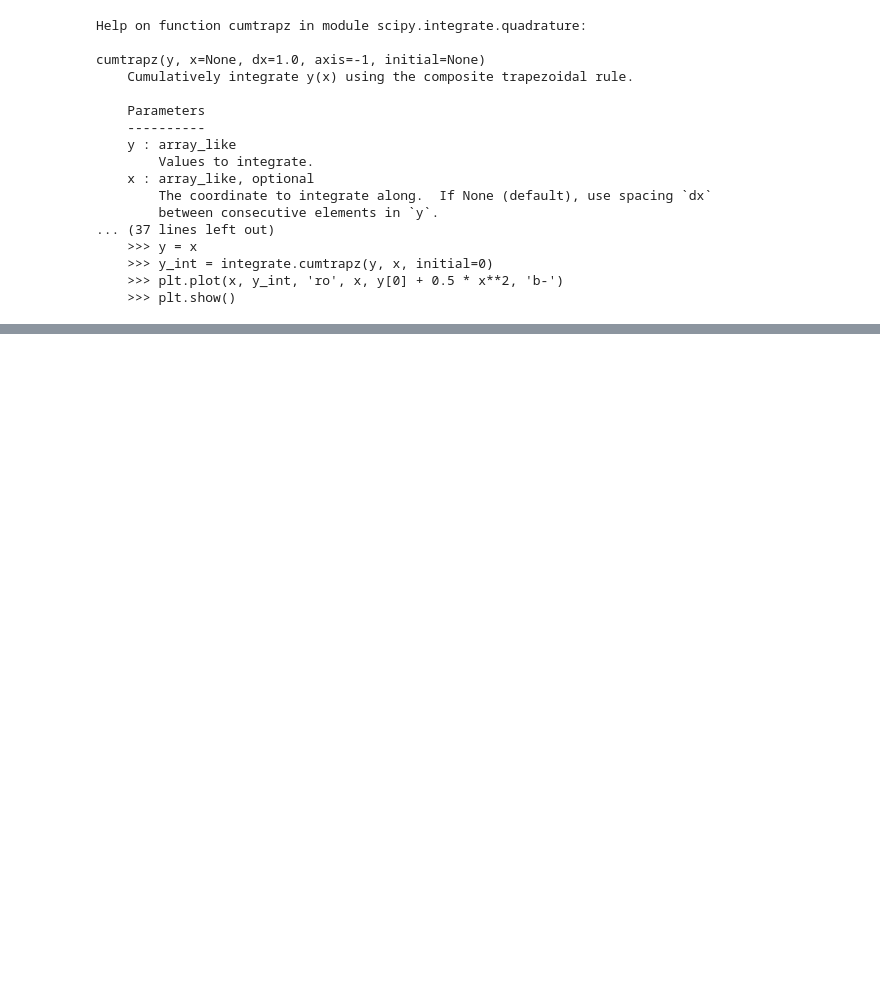
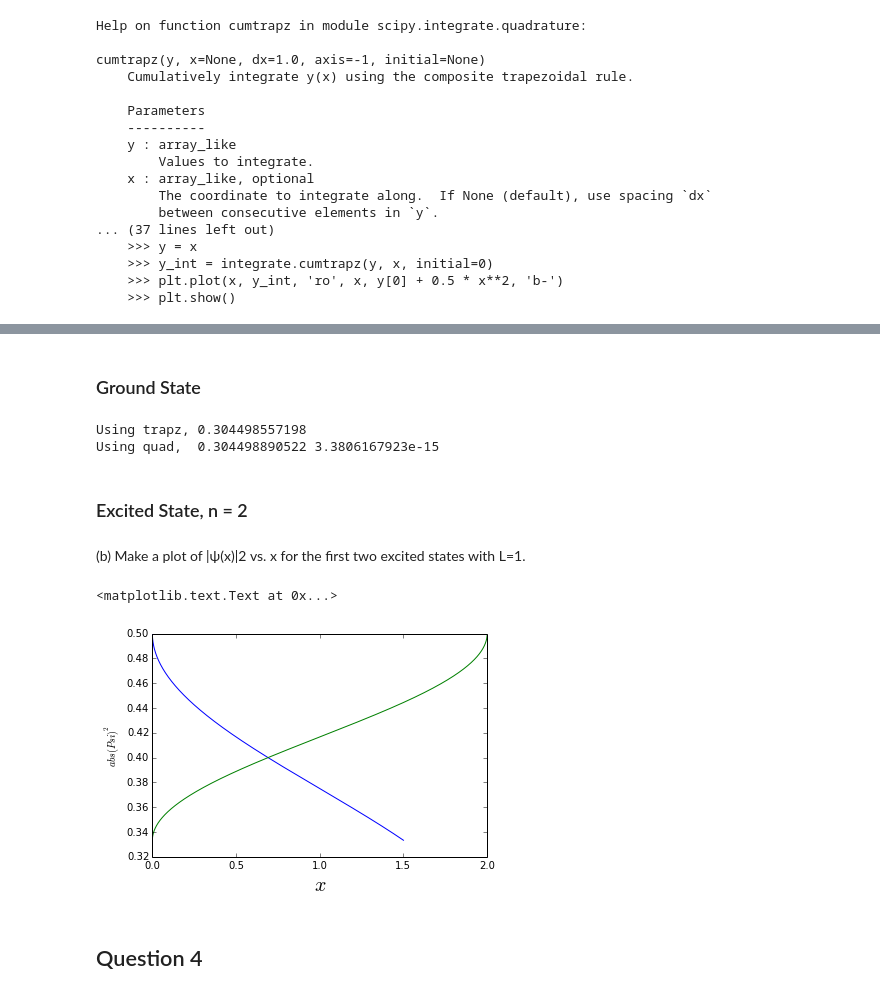
Before and after one commit to sfunkhou/PHYS202-S14, a Jupyter notebook: SciPy/IntegrationExercises.ipynb, the cells around one changed output, grey strips where cells are left out. Drawn from its saved outputs; the diff is of its cells as text; code cells hidden in the pictures; blank space fills up the shorter version.

```diff
--- a/SciPy/IntegrationExercises.ipynb
+++ b/SciPy/IntegrationExercises.ipynb
@@ -119,0 +152,47 @@ IndexError: list assignment index out of range
+# %% [markdown]
+### Ground State
+# %%
+#Ground state:
+x = np.arange(1./3.,1./2.,.0000005)
+psi = np.sqrt(2)*sin(np.pi*x)
+
+#limits = 1/3, 1/2, since setting L = 1
+
+psi2 = np.abs(psi)**2
+
+result1 = integrate.trapz(psi2,x)
+
+fun = lambda x1 : 2*np.abs(sin(np.pi*x1))**2
+
+result2, error = integrate.quad(fun,1./3.,1./2.)
+
+print "Using trapz,", result1
+print "Using quad, ", result2, error
+# %% [output]
+Using trapz, 0.304498557198
+Using quad,  0.304498890522 3.3806167923e-15
+# %% [markdown]
+### Excited State, n = 2
+# %% [markdown]
+(b) Make a plot of |ψ(x)|2 vs. x for the first two excited states with L=1.
+# %%
+x = np.arange(1./3.,1./2.,.0000005)
+psiN2 = np.sqrt(2)*sin(2*np.pi*x)
+
+psiN3 = np.sqrt(2)*sin(3*np.pi*x)
+
+#limits = 1/3, 1/2, since setting L = 1
+
+psiN2_2 = np.abs(psiN2)**2
+
+psiN3_2 = np.abs(psiN3)**2
+
+plt.plot(psiN2_2,x, label = "N=2")
+plt.plot(psiN3_2,x, label = "N=3")
+plt.xlabel(r'$x$',fontsize = 20)
+plt.ylabel(r'$abs(Psi)^2$')
+# %% [output]
+<matplotlib.text.Text at 0x...>
+[figure, added]
+# %% [markdown]
+## Question 4
```
Also changed, not shown: parts of 11 cells of this notebook.
